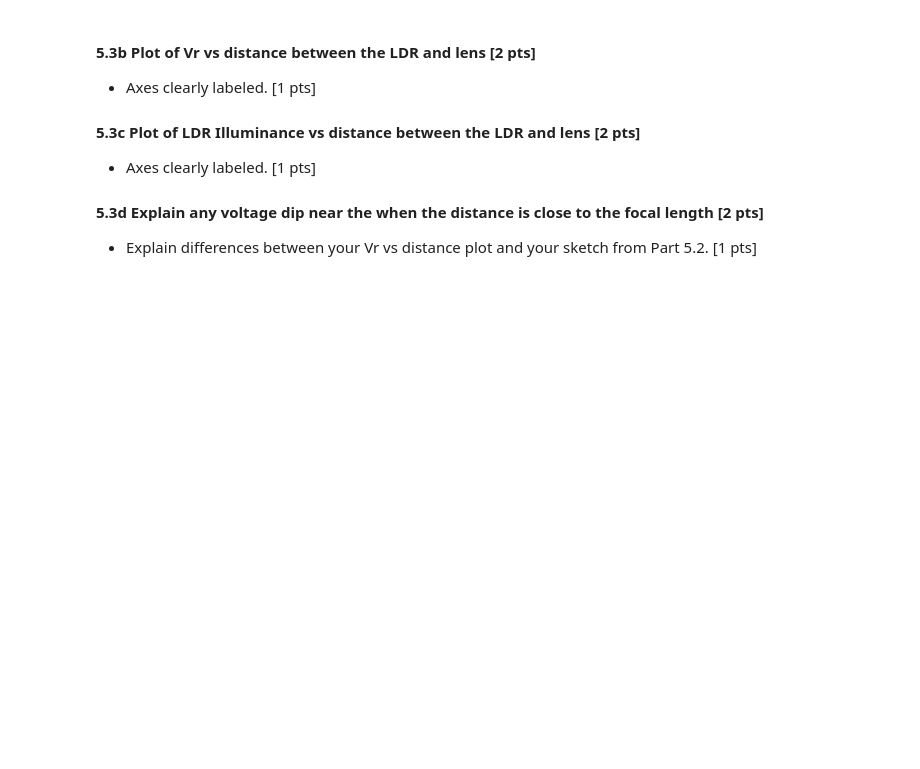
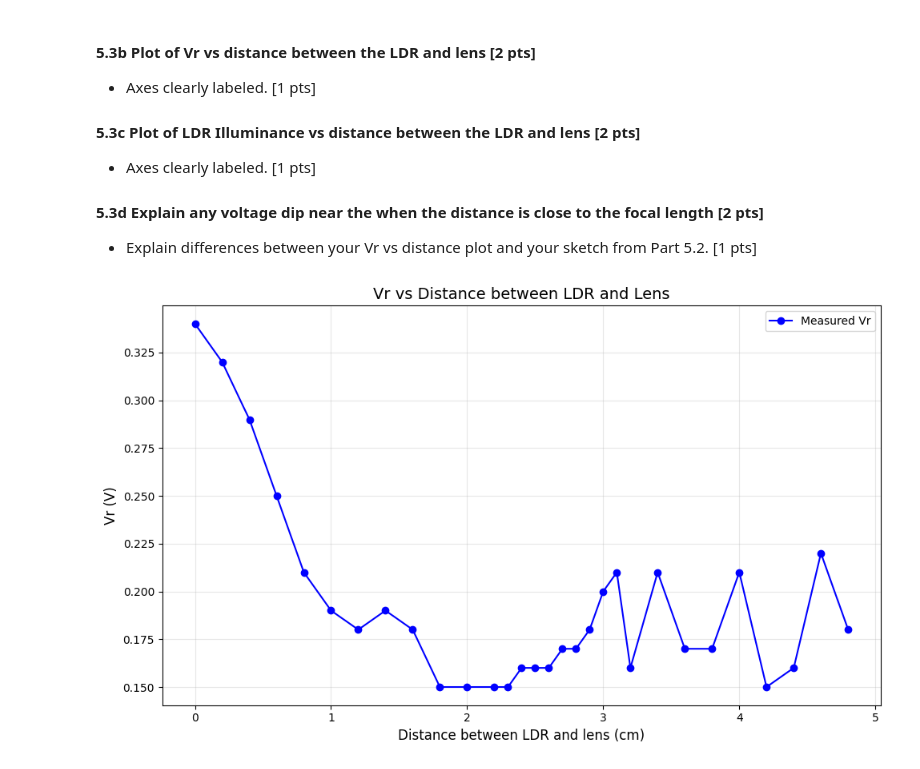
Before and after one commit to alex06-15/phys_250, a Jupyter notebook: Fri4-Electronics W2.ipynb, the cells around one changed output. Cells and saved outputs as stored; diff of their text form; code cells hidden in the pictures; blank space fills up the shorter version.

Commit message:
Add plots for section 5.3b and 5.3c

```diff
--- a/Fri4-Electronics W2.ipynb
+++ b/Fri4-Electronics W2.ipynb
@@ -226,3 +226,25 @@ Estimate of the LDR Vr uncertainty. [1 pts]
 - Axes clearly labeled. [1 pts]
 #### 5.3d Explain any voltage dip near the when the distance is close to the focal length [2 pts]
 - Explain differences between your Vr vs distance plot and your sketch from Part 5.2. [1 pts]
+# %%
+#### 5.3b Plot of Vr vs distance between the LDR and lens [2 pts]
+
+import matplotlib.pyplot as plt
+import numpy as np
+
+# Data from measurements
+distance = np.array([0.0, 0.2, 0.4, 0.6, 0.8, 1.0, 1.2, 1.4, 1.6, 1.8, 2.0, 2.2, 2.3, 2.4, 2.5, 2.6, 2.7, 2.8, 2.9, 3.0, 3.1, 3.2, 3.4, 3.6, 3.8, 4.0, 4.2, 4.4, 4.6, 4.8])
+voltage = np.array([0.34, 0.32, 0.29, 0.25, 0.21, 0.19, 0.18, 0.19, 0.18, 0.15, 0.15, 0.15, 0.15, 0.16, 0.16, 0.16, 0.17, 0.17, 0.18, 0.20, 0.21, 0.16, 0.21, 0.17, 0.17, 0.21, 0.15, 0.16, 0.22, 0.18])
+
+# Create the plot
+plt.figure(figsize=(10, 6))
+plt.plot(distance, voltage, 'bo-', linewidth=1.5, markersize=6, label='Measured Vr')
+plt.xlabel('Distance between LDR and lens (cm)', fontsize=12)
+plt.ylabel('Vr (V)', fontsize=12)
+plt.title('Vr vs Distance between LDR and Lens', fontsize=14)
+plt.grid(True, alpha=0.3)
+plt.legend()
+plt.tight_layout()
+plt.show()
+# %% [output]
+[figure, added]
```
Also changed, not shown: parts of 1 cell of this notebook.
